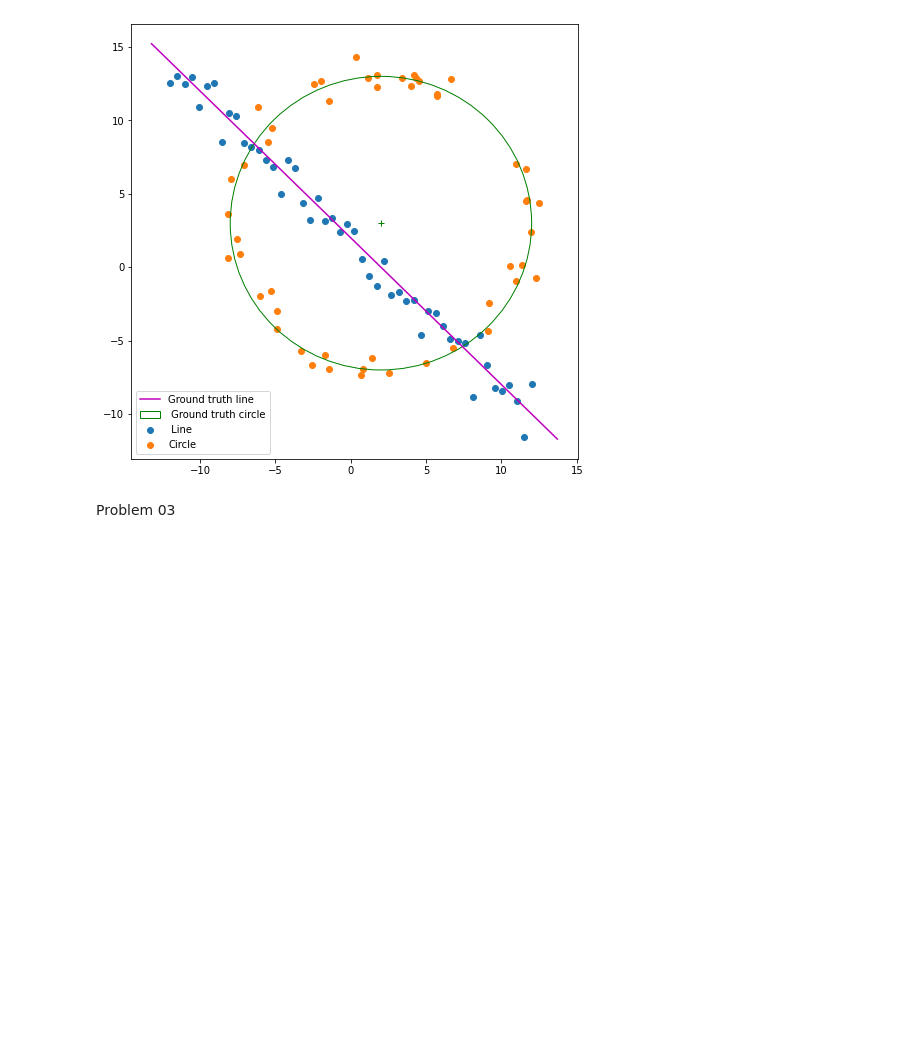
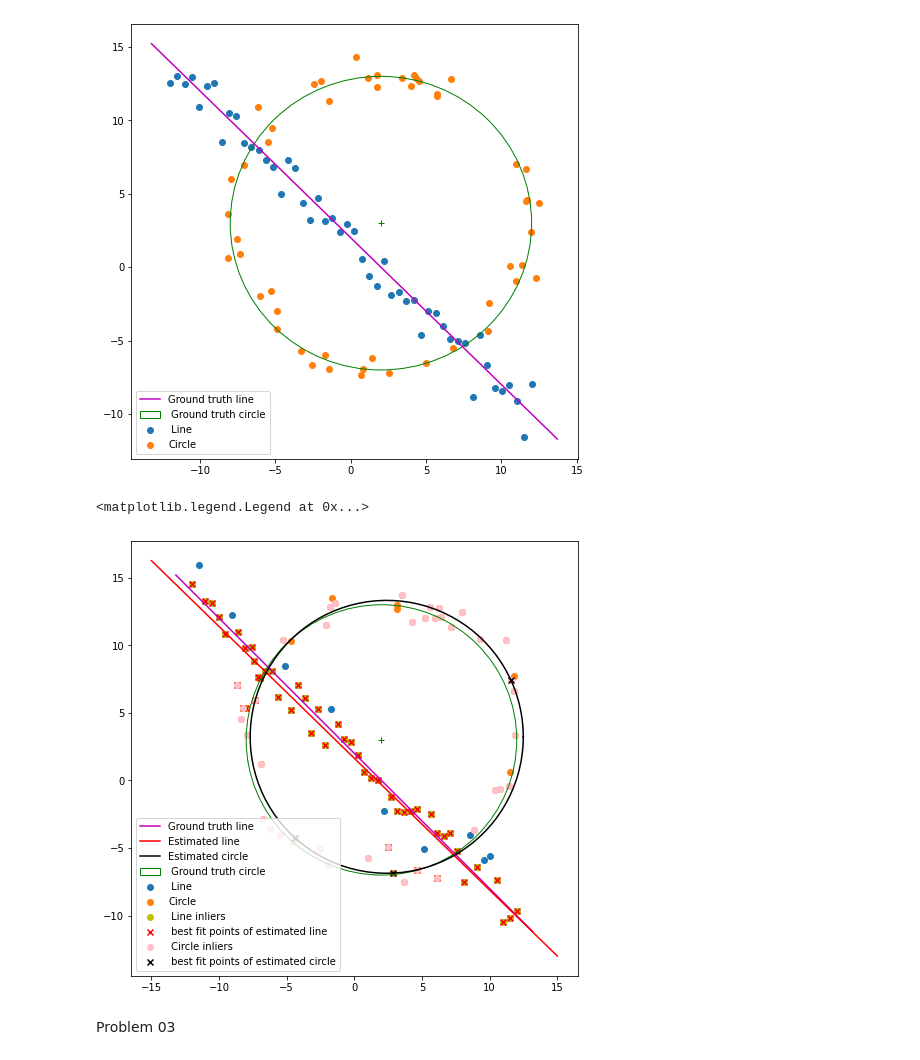
Before and after one commit to HashikaChathubhashaka/A02-Fitting-and-Alignment, a Jupyter notebook: codes.ipynb, the cells around one changed output. Drawn from its saved outputs; the diff is of its cells as text; code cells hidden in the pictures; blank space fills up the shorter version.

```diff
--- a/codes.ipynb
+++ b/codes.ipynb
@@ -251,6 +197,73 @@ def circle_RANSAC(points,radial_distance_threshold):
             best_fitting_points = sample
 
     return best_circle, best_inliers_index, best_fitting_points
+# %%
+
+# np . random . seed ( 0 )
+N = 100
+half_n = N//2
+r = 10
+x0_gt , y0_gt = 2 , 3 # Center
+s = r /16
+
+t = np.random.uniform (0 ,2*np.pi,half_n)
+
+n = s*np.random.randn( half_n )
+
+x,y = x0_gt + (r + n)*np.cos(t) , y0_gt + (r + n)*np.sin(t)
+
+X_circ = np.hstack((x.reshape(half_n , 1) ,y.reshape(half_n , 1)))
+
+s = 1.
+m, b = -1, 2
+x = np.linspace (-12, 12 , half_n )
+y = m*x + b + s*np.random.randn( half_n )
+
+X_line = np.hstack((x.reshape( half_n , 1 ) , y.reshape( half_n , 1 )))
+X = np.vstack ( ( X_circ , X_line ) ) # All points
+
+#estimated line
+estimated_line, inliers_index_line,best_fit_points_line = line_ransac(X,1)
+x_val = np.linspace(-15, 15, 100)
+
+# calculate the y values of the estimated line
+m_est = -estimated_line[0][0] / estimated_line[0][1]
+b_est = estimated_line[1] / np.cos(np.arctan(abs(m_est)))
+y_val = m_est*x_val + b_est
+#estimated circle
+points_circle = X.copy()
+
+# remove the inliers of the line from points_circle
+points_circle = np.delete(points_circle, inliers_index_line, axis=0)
+
+estimated_circle, inliers_index_circle,best_fit_points_circle = circle_ransac(points_circle,1)
+theta = np.linspace(0, 2*np.pi, 100)
+x_val_circle = estimated_circle[0][0] + estimated_circle[1]*np.cos(theta)
+y_val_circle = estimated_circle[0][1] + estimated_circle[1]*np.sin(theta)
+
+
+
+# Plotting
+fig , ax = plt . subplots (1 ,1 , figsize =(8 ,8))
+ax . scatter ( X_line [ : , 0 ] , X_line [ : , 1 ] , label= ' Line'  )
+ax . scatter ( X_circ [ : , 0 ] , X_circ [ : , 1 ] , label= 'Circle' )
+circle_gt = plt.Circle(( x0_gt , y0_gt ) , r , color= 'g' , fill =False , label= ' Ground truth circle')
+ax . add_patch ( circle_gt )
+ax.plot((x0_gt) , (y0_gt) , '+' , color= 'g' )
+x_min , x_max = ax.get_xlim ()
+x_ = np.array([x_min,x_max])
+y_ = m*x_ + b
+plt . plot ( x_ , y_ , color= 'm' , label= 'Ground truth line')
+ax . scatter ( X[inliers_index_line][:,0] , X[inliers_index_line][:,1] , color = 'y',label= ' Line inliers'  )
+ax . scatter ( np.array(best_fit_points_line)[:,0] , np.array(best_fit_points_line)[:,1] ,marker = 'x', color = 'r',label= ' best fit points of estimated line'  )
+ax.plot(x_val, y_val, color='r', label='Estimated line')
+ax . scatter ( X[inliers_index_circle][:,0] , X[inliers_index_circle][:,1] , color = 'pink',label= ' Circle inliers'  )
+ax . scatter ( np.array(best_fit_points_circle)[:,0] , np.array(best_fit_points_circle)[:,1] , marker = 'x',color = 'k',label= ' best fit points of estimated circle'  )
+ax.plot(x_val_circle, y_val_circle, color='k', label='Estimated circle')
+plt . legend ()
+# %% [output]
+<matplotlib.legend.Legend at 0x...>
+[figure, added]
 # %% [markdown]
 Problem 03
 # %%
```
Also changed, not shown: parts of 3 cells of this notebook.
